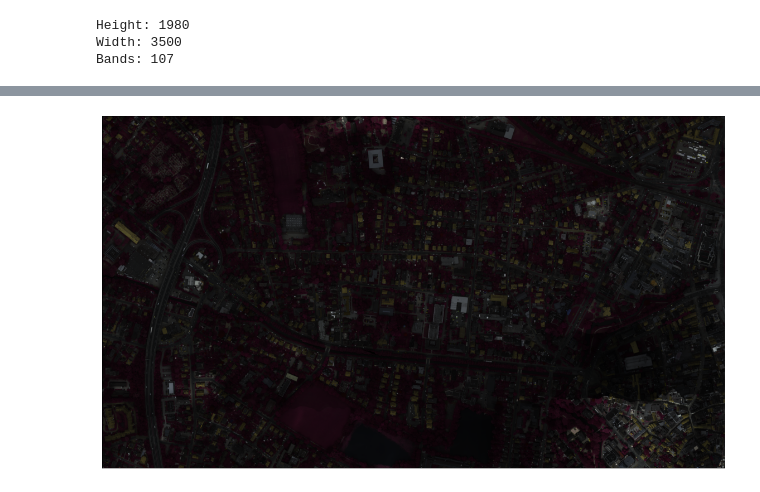
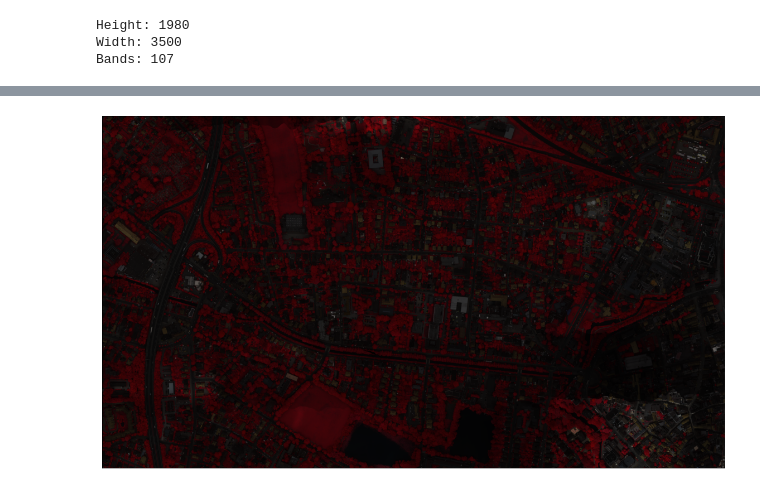
Before and after one commit to Tes-star/Remote_Sensing_Gyrocopter, a Jupyter notebook: Read_tiff_Hyperspectral.ipynb, the cells around one changed output, grey strips where cells are left out. Saved outputs shown, nothing was run; the diff lists cells and outputs as text; code cells hidden in the pictures.

```diff
--- a/Read_tiff_Hyperspectral.ipynb
+++ b/Read_tiff_Hyperspectral.ipynb
@@ -52,10 +50,10 @@ plt.show()
 # %%
 rgb = ep.plot_rgb(arr_st,
-                  rgb=(60,50,30),
+                  rgb=(75,54,32),
                   figsize=(20, 30),
                   # title='RGB Composite Image'
                   )
 
 plt.show()
 # %% [output]
-[figure, old version]
+[figure, new version]
```
Also changed, not shown: parts of 3 cells of this notebook, 4 other files.
